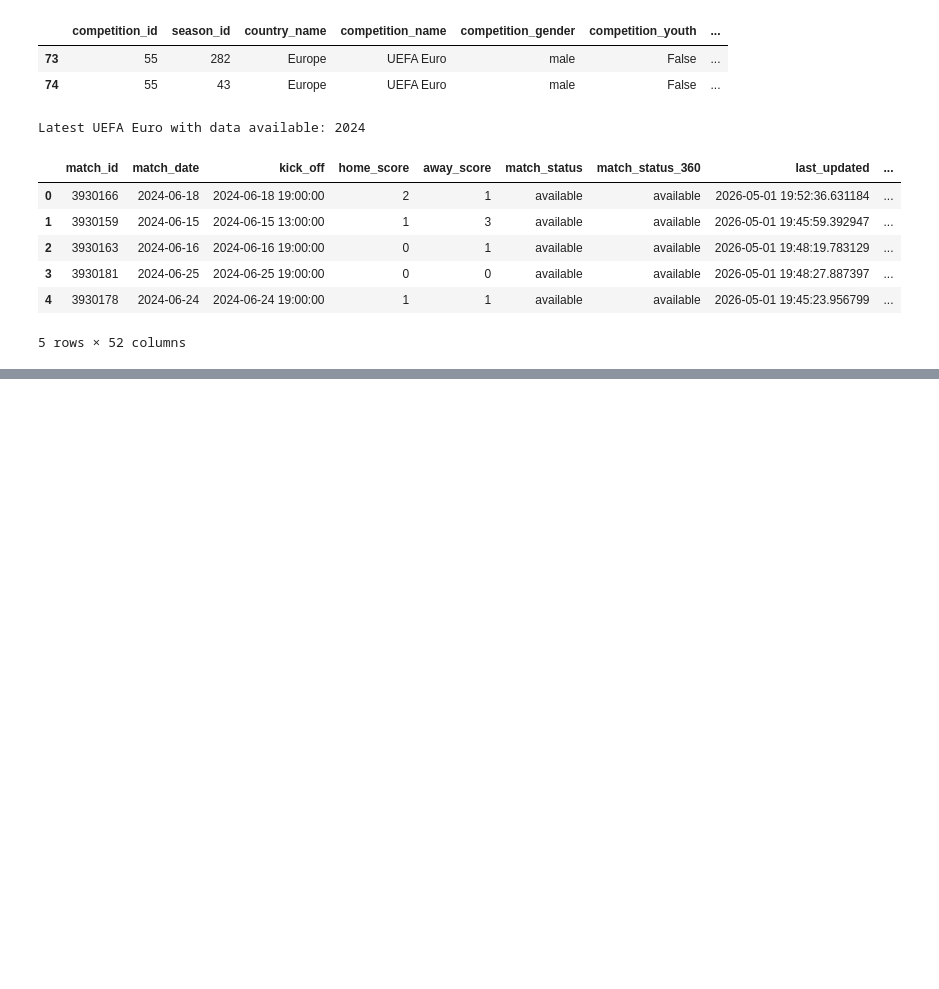
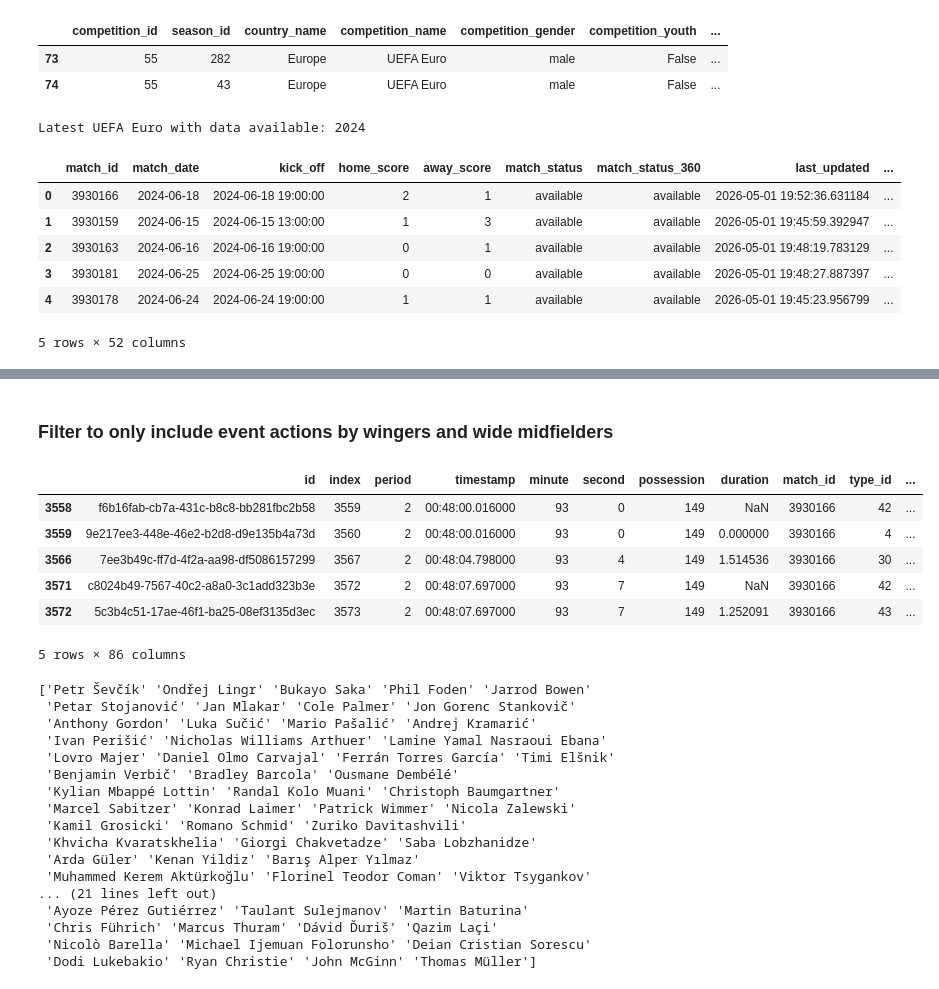
Before and after one commit to leohermansson/mathematical_modelling_of_football, a Jupyter notebook: capture-a-player-in-data/exploration.ipynb, the cells around one changed output, grey strips where cells are left out. Cells and saved outputs as stored; diff of their text form; code cells hidden in the pictures; blank space fills up the shorter version.

```diff
--- a/capture-a-player-in-data/exploration.ipynb
+++ b/capture-a-player-in-data/exploration.ipynb
@@ -108,0 +186,8 @@ array(['Portugal', 'Hungary', 'Serbia', 'England', 'Croatia', 'Spain',
+# %%
+wingers_df = most_freq_pos_df[most_freq_pos_df['position_name'].isin(['Left Wing', 'Right Wing','Left Midfield', 'Right Midfield'])]
+wingers_df
+
+I have wingers_df, which stores 76 rows (players with their most frequent position) with 2 columns (player_name and position_name).
+all_events_df stores all events for all games in the tournmanet.
+
+I need to take all_events_df and filter to only have winger and wide mifielder events (not other positions)? SO, I check for cases where the
@@ -108,0 +208,33 @@ array(['Portugal', 'Hungary', 'Serbia', 'England', 'Croatia', 'Spain',
+# %% [markdown]
+### Filter to only include event actions by wingers and wide midfielders
+# %%
+# all_matches_df stores all events in a DataFrame
+
+winger_events = all_matches_df[all_matches_df['position_name'].isin(wingers_df['position_name'])]
+display(winger_events.head())
+print(winger_events['player_name'].unique())
+# %% [output]
+|  | id | index | period | timestamp | minute | second | possession | duration | match_id | type_id | ... |
+| 3558 | f6b16fab-cb7a-431c-b8c8-bb281fbc2b58 | 3559 | 2 | 00:48:00.016000 | 93 | 0 | 149 | NaN | 3930166 | 42 | ... |
+| 3559 | 9e217ee3-448e-46e2-b2d8-d9e135b4a73d | 3560 | 2 | 00:48:00.016000 | 93 | 0 | 149 | 0.000000 | 3930166 | 4 | ... |
+| 3566 | 7ee3b49c-ff7d-4f2a-aa98-df5086157299 | 3567 | 2 | 00:48:04.798000 | 93 | 4 | 149 | 1.514536 | 3930166 | 30 | ... |
+| 3571 | c8024b49-7567-40c2-a8a0-3c1add323b3e | 3572 | 2 | 00:48:07.697000 | 93 | 7 | 149 | NaN | 3930166 | 42 | ... |
+| 3572 | 5c3b4c51-17ae-46f1-ba25-08ef3135d3ec | 3573 | 2 | 00:48:07.697000 | 93 | 7 | 149 | 1.252091 | 3930166 | 43 | ... |
+5 rows × 86 columns
+['Petr Ševčík' 'Ondřej Lingr' 'Bukayo Saka' 'Phil Foden' 'Jarrod Bowen'
+ 'Petar Stojanović' 'Jan Mlakar' 'Cole Palmer' 'Jon Gorenc Stankovič'
+ 'Anthony Gordon' 'Luka Sučić' 'Mario Pašalić' 'Andrej Kramarić'
+ 'Ivan Perišić' 'Nicholas Williams Arthuer' 'Lamine Yamal Nasraoui Ebana'
+ 'Lovro Majer' 'Daniel Olmo Carvajal' 'Ferrán Torres García' 'Timi Elšnik'
+ 'Benjamin Verbič' 'Bradley Barcola' 'Ousmane Dembélé'
+ 'Kylian Mbappé Lottin' 'Randal Kolo Muani' 'Christoph Baumgartner'
+ 'Marcel Sabitzer' 'Konrad Laimer' 'Patrick Wimmer' 'Nicola Zalewski'
+ 'Kamil Grosicki' 'Romano Schmid' 'Zuriko Davitashvili'
+ 'Khvicha Kvaratskhelia' 'Giorgi Chakvetadze' 'Saba Lobzhanidze'
+ 'Arda Güler' 'Kenan Yildiz' 'Barış Alper Yılmaz'
+ 'Muhammed Kerem Aktürkoğlu' 'Florinel Teodor Coman' 'Viktor Tsygankov'
+... (21 lines left out)
+ 'Ayoze Pérez Gutiérrez' 'Taulant Sulejmanov' 'Martin Baturina'
+ 'Chris Führich' 'Marcus Thuram' 'Dávid Ďuriš' 'Qazim Laçi'
+ 'Nicolò Barella' 'Michael Ijemuan Folorunsho' 'Deian Cristian Sorescu'
+ 'Dodi Lukebakio' 'Ryan Christie' 'John McGinn' 'Thomas Müller']
```
Also changed, not shown: parts of 31 cells of this notebook, 1 other file.
